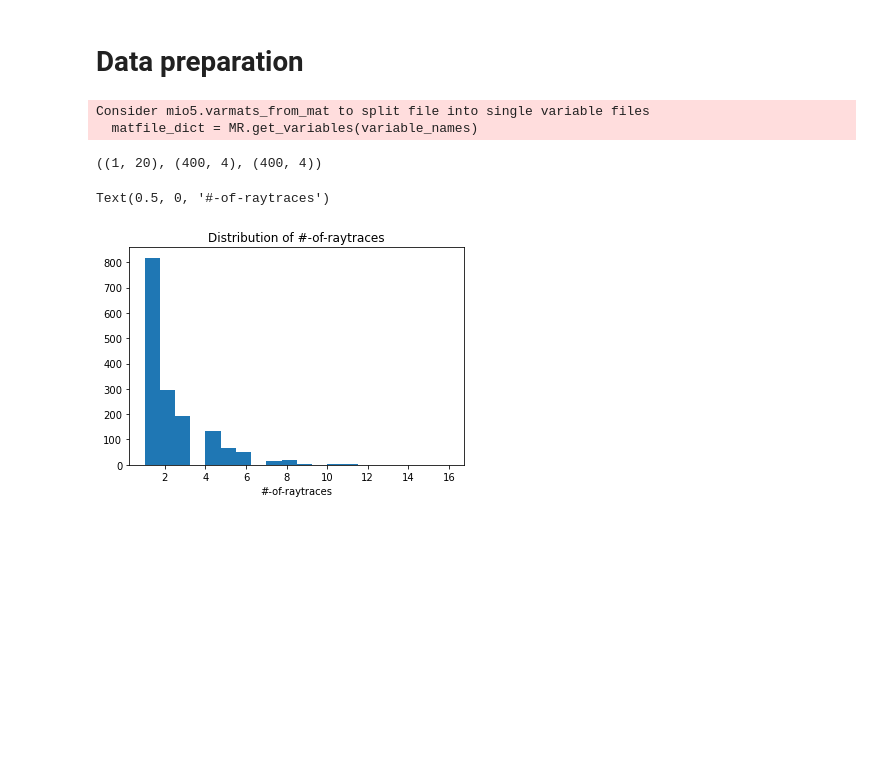
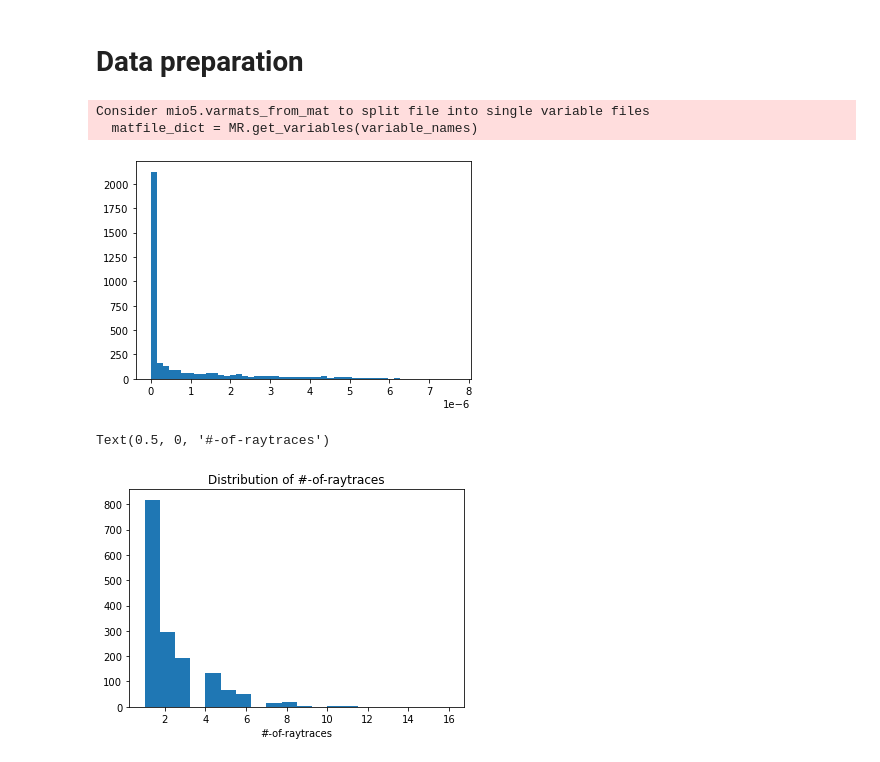
Before and after one commit to ukunliu/WSN_simulation, a Jupyter notebook: Simulation/main.ipynb, the cells around one changed output. Cells and saved outputs as stored; diff of their text form; code cells hidden in the pictures; blank space fills up the shorter version.

```diff
--- a/Simulation/main.ipynb
+++ b/Simulation/main.ipynb
@@ -22,13 +23,16 @@ Y = np.array([x, y]).T
-# %%
-meta_data['dist'].shape, dist.shape, cir_profile.shape
-# %% [output]
-((1, 20), (400, 4), (400, 4))
 # %%
 ray_len = []
+delay_set = []
 
 for chs in cir_profile:
     for ch in chs:
         ray_len.append(len(ch[0,:]))
+        delay_set.extend(ch[0, :])
 
 max_reflection = max(ray_len)
+mag = - math.floor(math.log(np.mean(delay_set), 10))
+# %%
+_ = plt.hist(delay_set, bins=50)
+# %% [output]
+[figure, added]
 # %%
```
Also changed, not shown: parts of 23 cells of this notebook, 1 other file.
